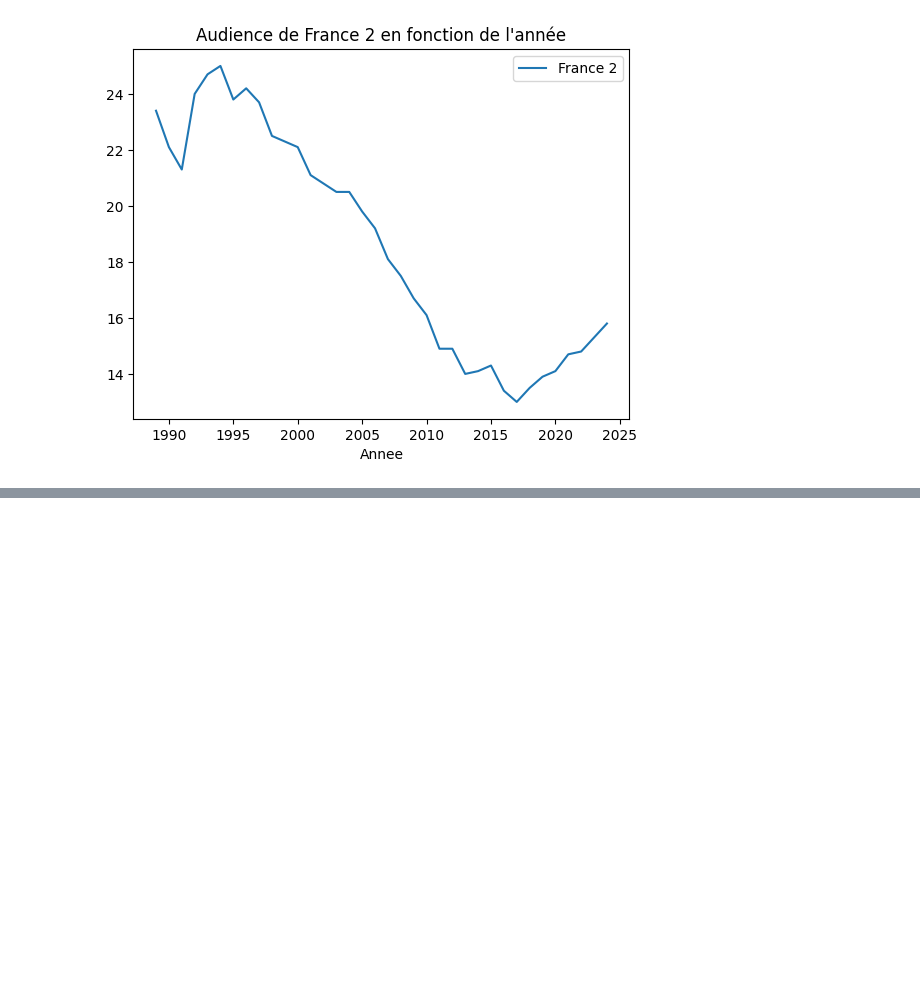
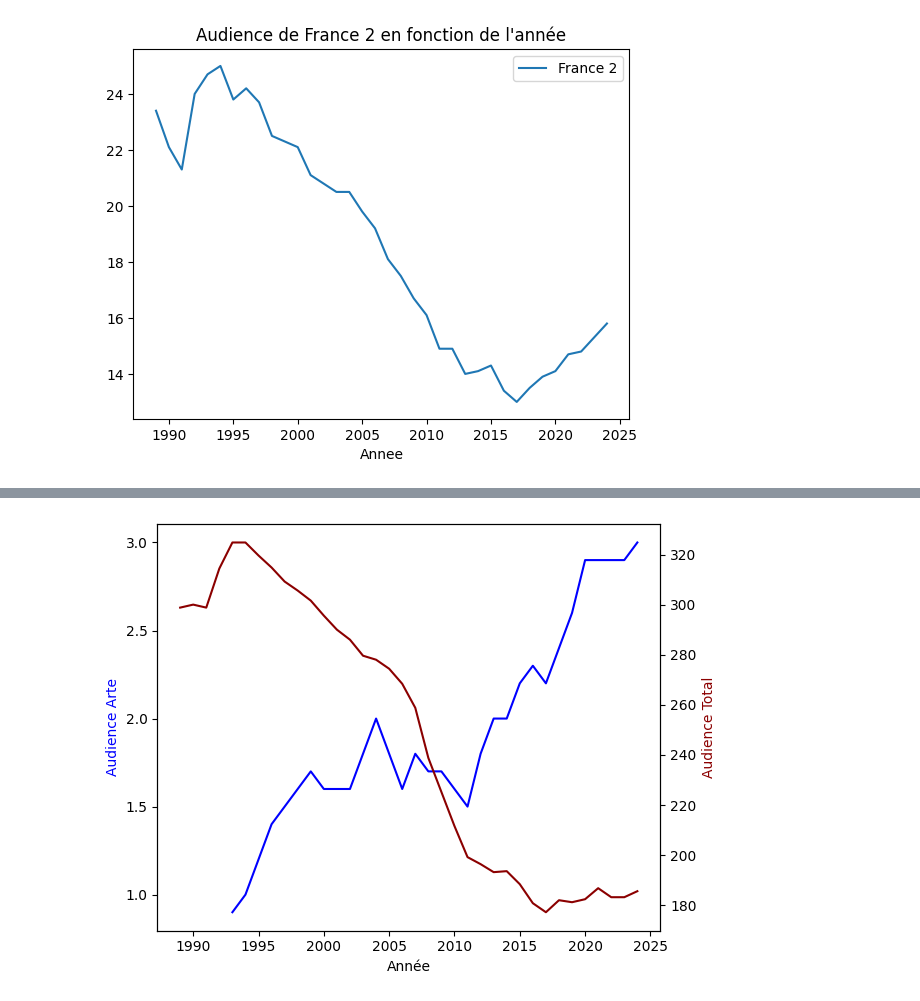
Before and after one commit to Gstrems/Projet_python_2A, a Jupyter notebook: Analyse_exploratoire_audience.ipynb, the cells around one changed output, grey strips where cells are left out. Drawn from its saved outputs; the diff is of its cells as text; code cells hidden in the pictures; blank space fills up the shorter version.

```diff
--- a/Analyse_exploratoire_audience.ipynb
+++ b/Analyse_exploratoire_audience.ipynb
@@ -58,0 +94,4 @@ comparaison_audience(audience, "Annee", audience.columns[1:])
+# %%
+comparaison_audience_axes(audience, "Annee", "Arte", "Total")
+# %% [output]
+[figure, added]
```
Also changed, not shown: parts of 15 cells of this notebook, 2 other files.
